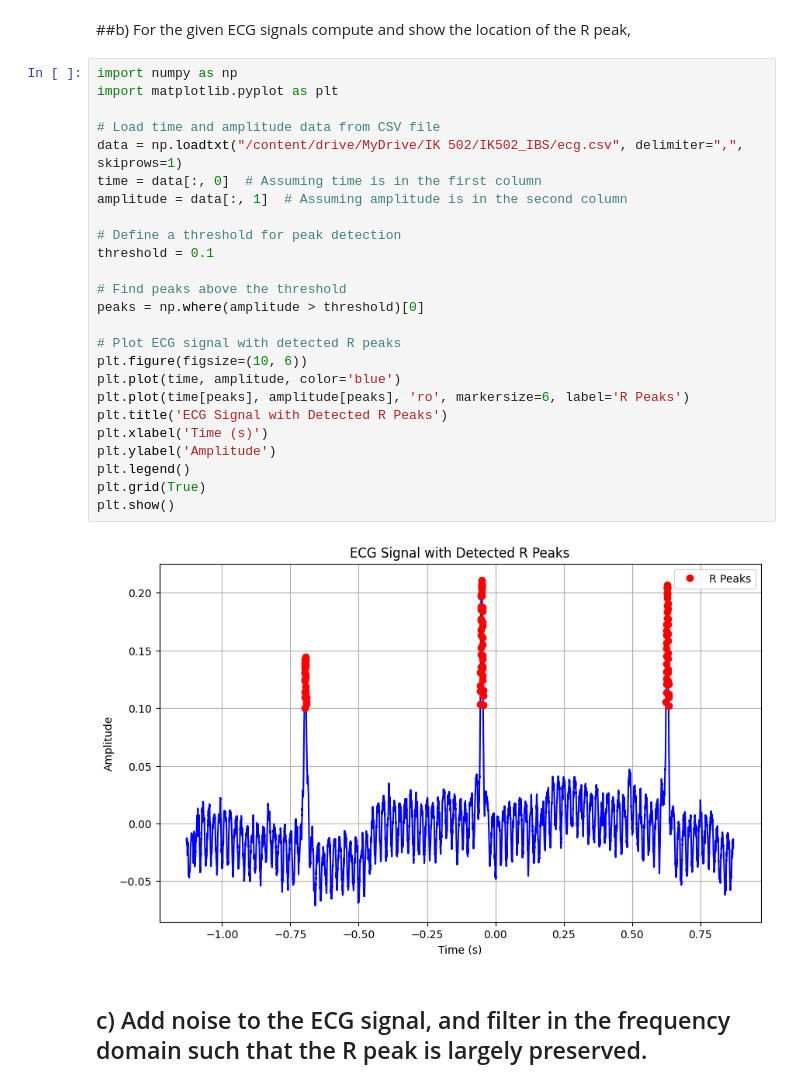
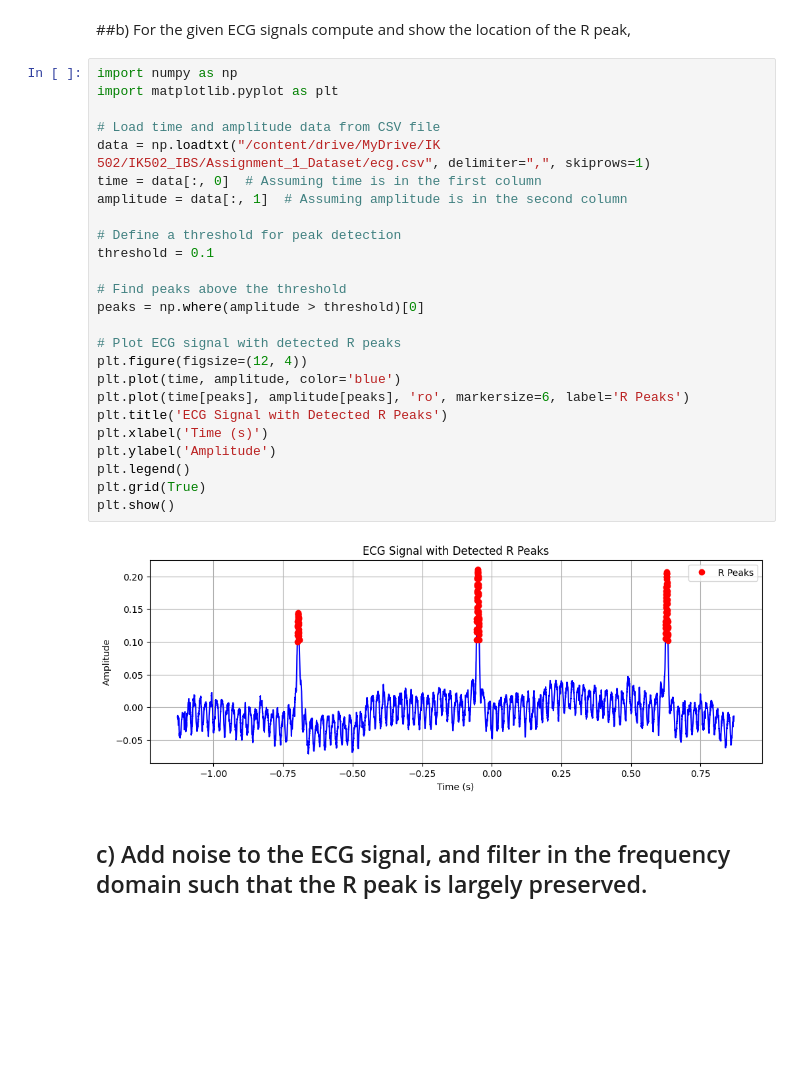
Before and after one commit to shashankkapoor/IK502_IBS, a Jupyter notebook: IK502:Assignment_1.ipynb, the cells around one changed output. Drawn from its saved outputs; the diff is of its cells as text; blank space fills up the shorter version.

```diff
--- a/IK502:Assignment_1.ipynb
+++ b/IK502:Assignment_1.ipynb
@@ -106,30 +119,30 @@ if __name__ == "__main__":
 # %%
 import numpy as np
 import matplotlib.pyplot as plt
 
 # Load time and amplitude data from CSV file
-data = np.loadtxt("/content/drive/MyDrive/IK 502/IK502_IBS/ecg.csv", delimiter=",", skiprows=1)
+data = np.loadtxt("/content/drive/MyDrive/IK 502/IK502_IBS/Assignment_1_Dataset/ecg.csv", delimiter=",", skiprows=1)
 time = data[:, 0]  # Assuming time is in the first column
 amplitude = data[:, 1]  # Assuming amplitude is in the second column
 
 # Define a threshold for peak detection
 threshold = 0.1
 
 # Find peaks above the threshold
 peaks = np.where(amplitude > threshold)[0]
 
 # Plot ECG signal with detected R peaks
-plt.figure(figsize=(10, 6))
+plt.figure(figsize=(12, 4))
 plt.plot(time, amplitude, color='blue')
 plt.plot(time[peaks], amplitude[peaks], 'ro', markersize=6, label='R Peaks')
 plt.title('ECG Signal with Detected R Peaks')
 plt.xlabel('Time (s)')
 plt.ylabel('Amplitude')
 plt.legend()
 plt.grid(True)
 plt.show()
 # %% [output]
-[figure, old version]
+[figure, new version]
 # %% [markdown]
 ## c) Add noise to the ECG signal, and filter in the frequency domain such that the R peak is largely preserved.
 # %%
```
Also changed, not shown: parts of 4 cells of this notebook.
